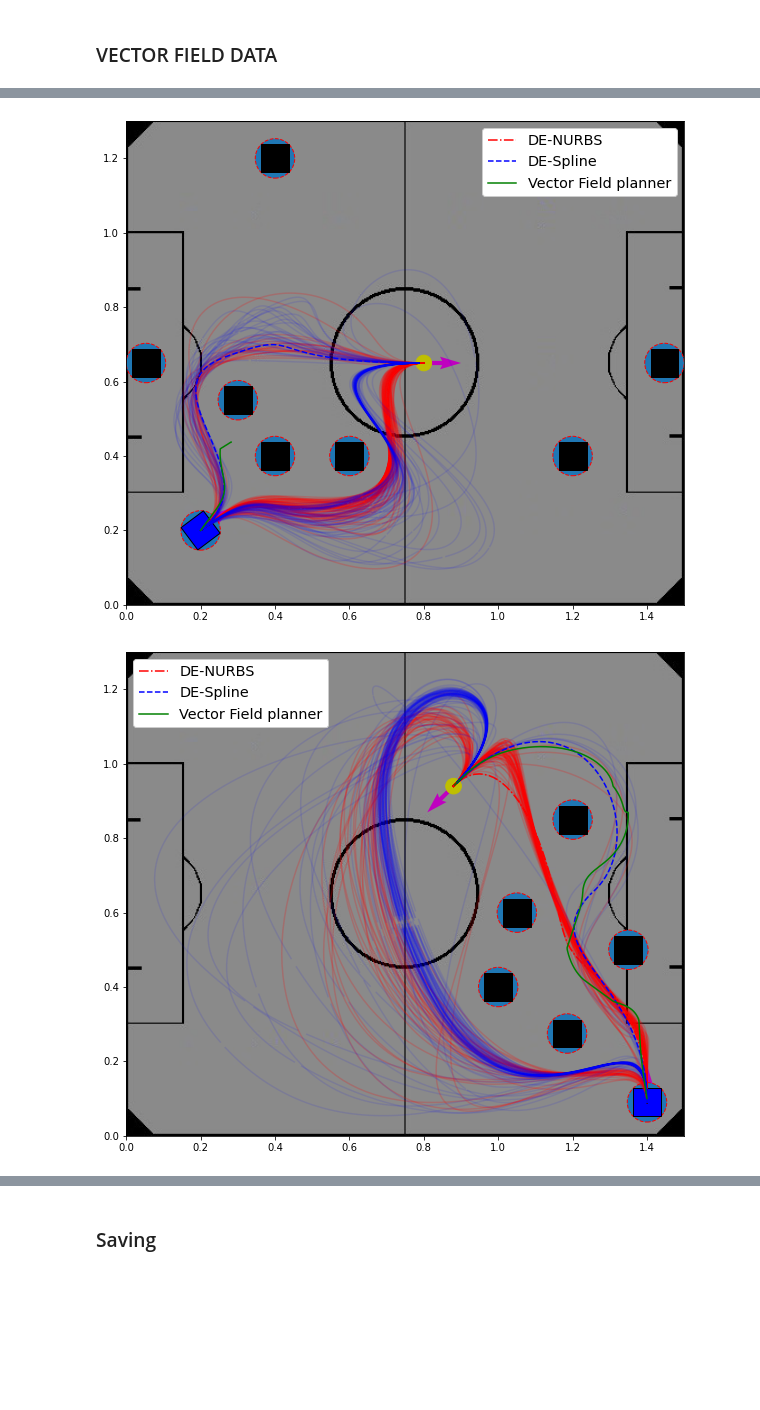
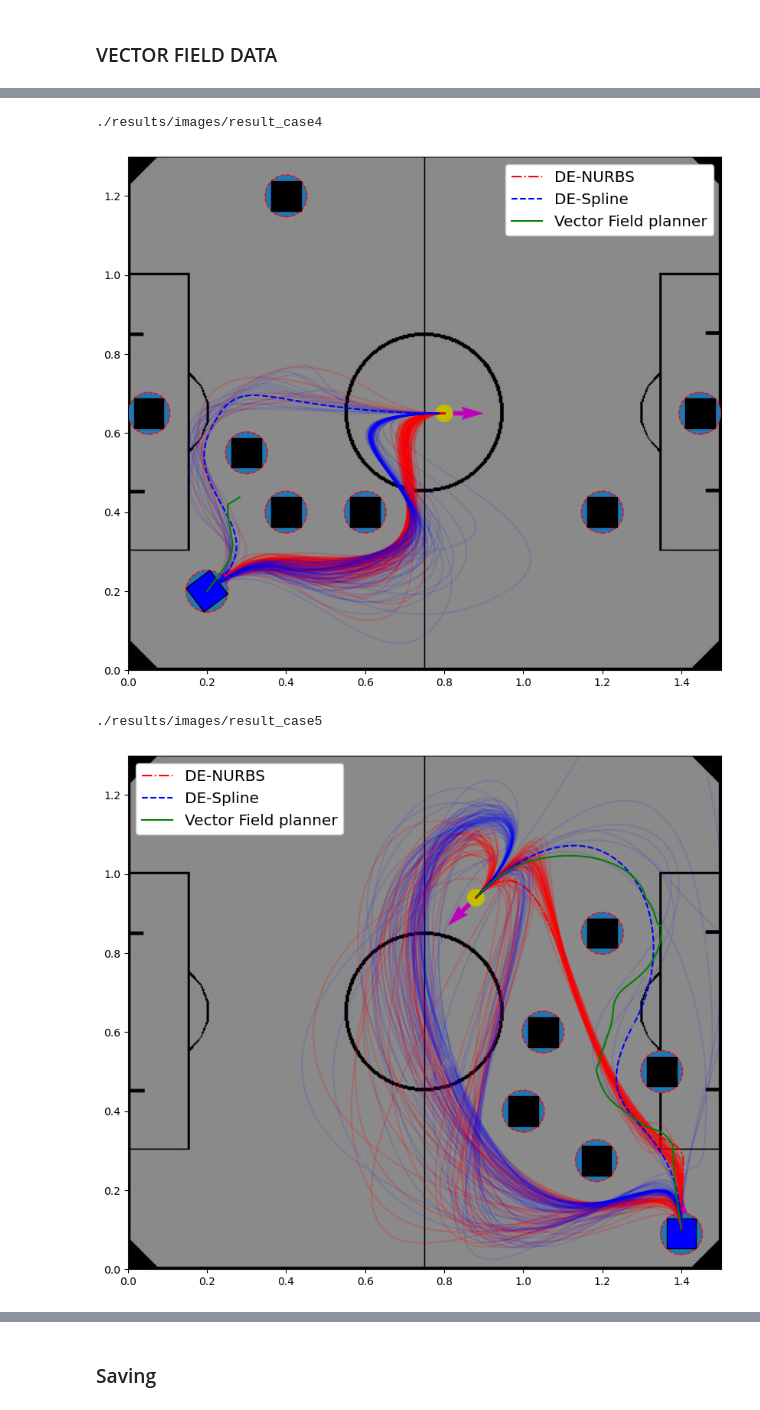
Before and after one commit to eliasjof/DEPathPlanner2D, a Jupyter notebook: examples.ipynb, the cells around one changed output, grey strips where cells are left out. Drawn from its saved outputs; the diff is of its cells as text; code cells hidden in the pictures; blank space fills up the shorter version.

```diff
--- a/examples.ipynb
+++ b/examples.ipynb
@@ -26,7 +24,7 @@ def getData(cases=[1]):
 
     width = 7.5/100# maximum robot's width
     r = (width/2)*np.sqrt(2)
-    dt = r # discretization space to curves
+    dt = 4*r # discretization space to curves
 
     problem_params=[]
     ball_r = 0.042
@@ -173,8 +176,10 @@ len(fx), fx[-1]
 ### Run a test 10 times (DE-NURBS)
 # %%
 # get the planner with default parameters
-planner_nurbs = planners.getPlanner(type="DE-NURBS")
+planner_nurbs = de2Dplanners.getPlanner(type="DE-NURBS")
 # params
+print("aqui")
+print("aqui")
 problem_params  = getData(cases=[5]) # set the info of the problem
 planner_nurbs.set_problem(problem_params)
 algorithm_params = {
@@ -188,6 +193,7 @@ algorithm_params = {
 planner_nurbs.set_algorithm(algorithm_params)
 # print parameters
 planner_nurbs.print_params()
+print("aqui")
 # 10x run the planner
 planner_nurbs.run(repeat_test=10)
 print("Mean Time = ", np.mean(planner_nurbs.log_time), "+-", np.std(planner_nurbs.log_time))
@@ -254,13 +265,13 @@ all_log_path_nurbs=[]
 a = time.time()
 algorithm_params_spline = {
     "boundaries" : np.array([[.0, 1.5- 0.075/2],[.0, 1.3- 0.075/2],[-5.0, 5.0],[-5.0, 5.0]]),
-    "population_size" :  200,
+    "population_size" :  100,
     "memory_size" : 3,
-    "max_iterations" : 2000,
-    "alpha_costfunction" : 0.0125,
+    "max_iterations" : 1000,
+    "alpha_costfunction" : 0.005125,
     "external_costfunction": None
 }
-planner = planners.getPlanner(type="DE-SPLINE")
+planner = de2Dplanners.getPlanner(type="DE-SPLINE")
 planner.set_algorithm(algorithm_params_spline)
 print("Time to load = ", time.time() - a)
 
@@ -268,14 +279,14 @@ print("Time to load = ", time.time() - a)
 a = time.time()
 
 algorithm_params_nurbs = {
-    "boundaries" : np.array([[-5.,5.],[-5.,5.],[-5.,5.],[-5.,5.],[0.1,5.],[0.1,5.]]) ,
-    "population_size" : 200,
+    "boundaries" : np.array([[-3.,3.],[-3.,3.],[-3.,3.],[-3.,3.],[0.1,3.],[0.1,3.]]) ,
+    "population_size" : 100,
     "memory_size" : 3,
-    "max_iterations" : 2000,
-    "alpha_costfunction" : 0.0125,
+    "max_iterations" : 1000,
+    "alpha_costfunction" : 0.005125,
     "external_costfunction": None
 }
-planner2 = planners.getPlanner(type="DE-NURBS" )
+planner2 = de2Dplanners.getPlanner(type="DE-NURBS" )
 planner2.set_algorithm(algorithm_params_nurbs)
 print("Time to load = ", time.time() - a)
 
@@ -393,9 +437,9 @@ for i in cases:
 # Vector Field data
 all_log_fit_vf = []
 for i in range(5):
-    all_log_fit_vf.append(planners.costfunction(FxAll[i],FyAll[i], problem_params[i], alpha=0.0125))
+    all_log_fit_vf.append(de2Dplanners.costfunction(FxAll[i],FyAll[i], problem_params[i], alpha=0.0125))
 # %%
 # show all paths
 for i, problem_params_i in enumerate(problem_params):
-    planners.drawVSSSoccerAll(problem_params=problem_params_i, fitall_nurbs=[all_log_fit_nurbs[i]], path_all_nurbs=[all_log_path_nurbs[i]], fitall_spline=[all_log_fit_spline[i]], path_all_spline=[all_log_path_spline[i]], path_all_vectorfield_x=[FxAll[i]], path_all_vectorfield_y=[FyAll[i]], save=0, path_name = "./results/images/result_case",  img_path ="./campo.jpg")
+    de2Dplanners.drawVSSSoccerAll(problem_params=problem_params_i, fitall_nurbs=[all_log_fit_nurbs[i]], path_all_nurbs=[all_log_path_nurbs[i]], fitall_spline=[all_log_fit_spline[i]], path_all_spline=[all_log_path_spline[i]], path_all_vectorfield_x=[FxAll[i]], path_all_vectorfield_y=[FyAll[i]], save=1, save_extension=".pdf", path_name = "./results/images/result_case",  img_path ="./campo.jpg")
 # %% [output]
@@ -405,5 +452,7 @@ for i, problem_params_i in enumerate(problem_params):
+./results/images/result_case4
-[figure, old version]
+[figure, new version]
+./results/images/result_case5
-[figure, old version]
+[figure, new version]
 # %%
 # The best result (case study 5)
 idbest = np.argmin(all_log_fit_nurbs[4])
```
Also changed, not shown: parts of 14 cells of this notebook, 2 other files.
